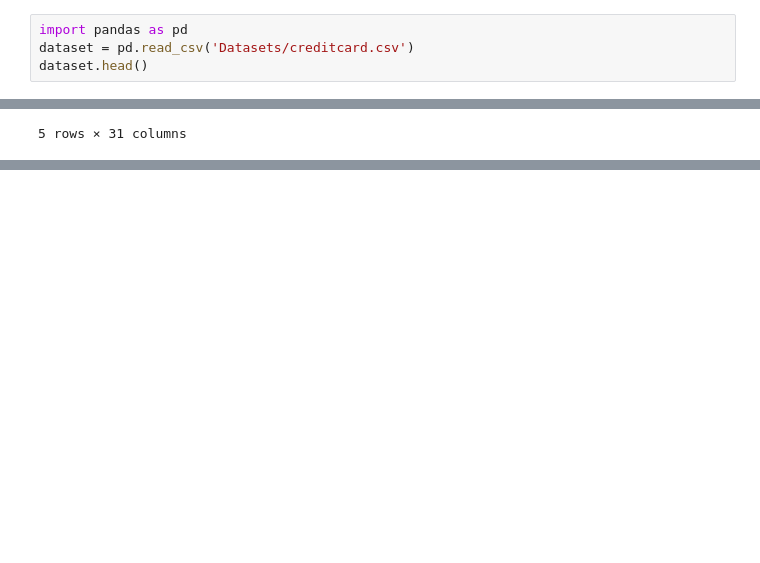
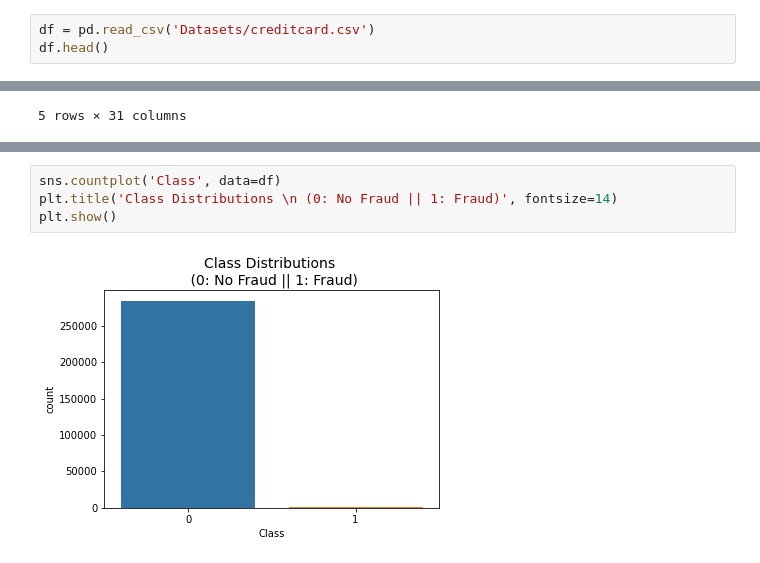
Before and after one commit to dristiron03/MA691-COBRA-16, a Jupyter notebook: COBRA-16.ipynb, the cells around one changed output, grey strips where cells are left out. Drawn from its saved outputs; the diff is of its cells as text; blank space fills up the shorter version.

```diff
--- a/COBRA-16.ipynb
+++ b/COBRA-16.ipynb
@@ -676,9 +674,8 @@ f1_score(y_test, cc.predict(X_test), average='weighted')
 # %% [output]
 1.0
 # %%
-import pandas as pd
-dataset = pd.read_csv('Datasets/creditcard.csv')
-dataset.head()
+df = pd.read_csv('Datasets/creditcard.csv')
+df.head()
 # %% [output]
 |  | Time | V1 | V2 | V3 | V4 | V5 | V6 | V7 | V8 | V9 | ... | ... |
 | 0 | 0.0 | -1.359807 | -0.072781 | 2.536347 | 1.378155 | -0.338321 | 0.462388 | 0.239599 | 0.098698 | 0.363787 | ... | ... |
@@ -713,0 +734,6 @@ array([0, 1], dtype=int64)
+# %%
+sns.countplot('Class', data=df)
+plt.title('Class Distributions \n (0: No Fraud || 1: Fraud)', fontsize=14)
+plt.show()
+# %% [output]
+[figure, added]
```
Also changed, not shown: parts of 16 cells of this notebook.
